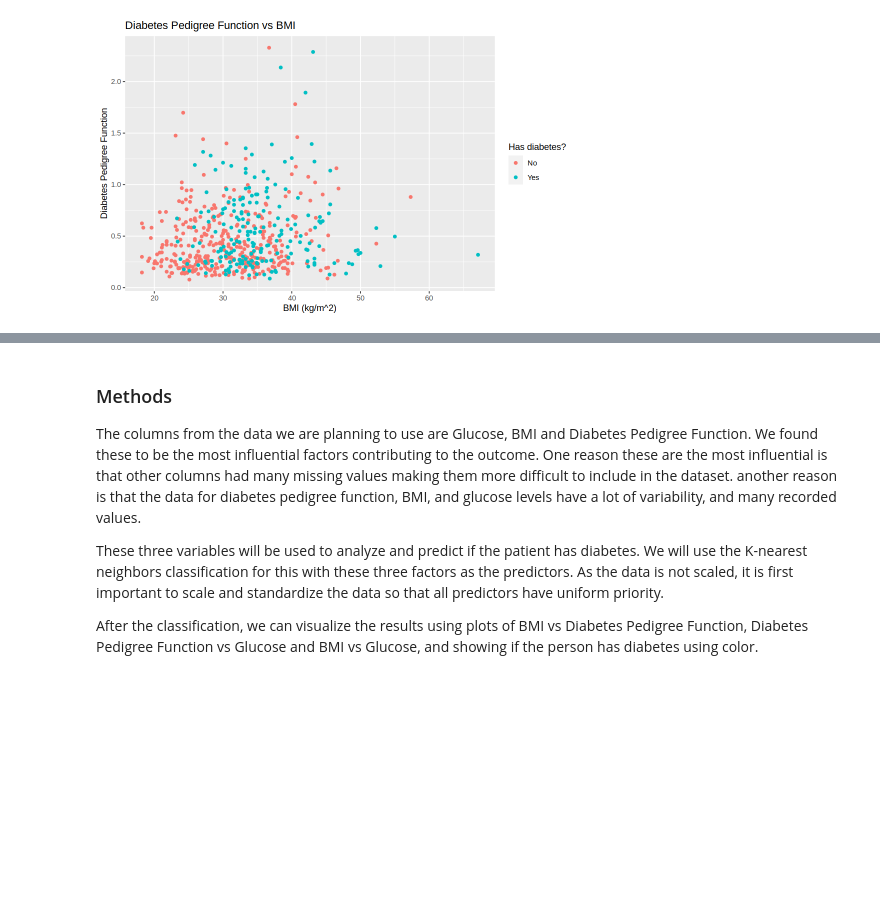
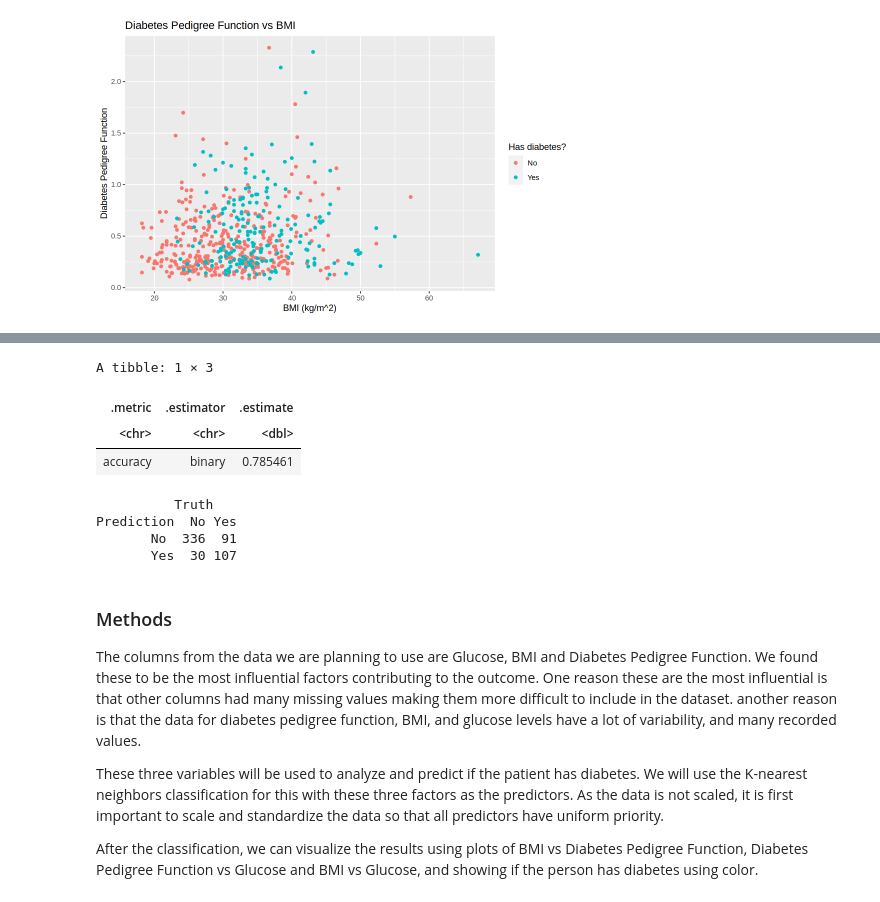
Before and after one commit to AmritS14/DSCI-Project, a Jupyter notebook: Project.ipynb, the cells around one changed output, grey strips where cells are left out. Cells and saved outputs as stored; diff of their text form; code cells hidden in the pictures; blank space fills up the shorter version.

```diff
--- a/Project.ipynb
+++ b/Project.ipynb
@@ -284,3 +382,22 @@ cross_val_plot
+# %%
+diabetes_metrics <- diabetes_test_predictions|>
+metrics(truth = Outcome, estimate = .pred_class)|>
+filter(.metric == "accuracy")
+
+confusion <- diabetes_test_predictions|>
+             conf_mat(truth=Outcome,estimate=.pred_class)
+
+diabetes_metrics
+confusion
+# %% [output]
+A tibble: 1 × 3
+| .metric | .estimator | .estimate |
+| <chr> | <chr> | <dbl> |
+| accuracy | binary | 0.785461 |
+          Truth
+Prediction  No Yes
+       No  336  91
+       Yes  30 107
 # %% [markdown]
 ### Methods
 
```
Also changed, not shown: parts of 11 cells of this notebook.
